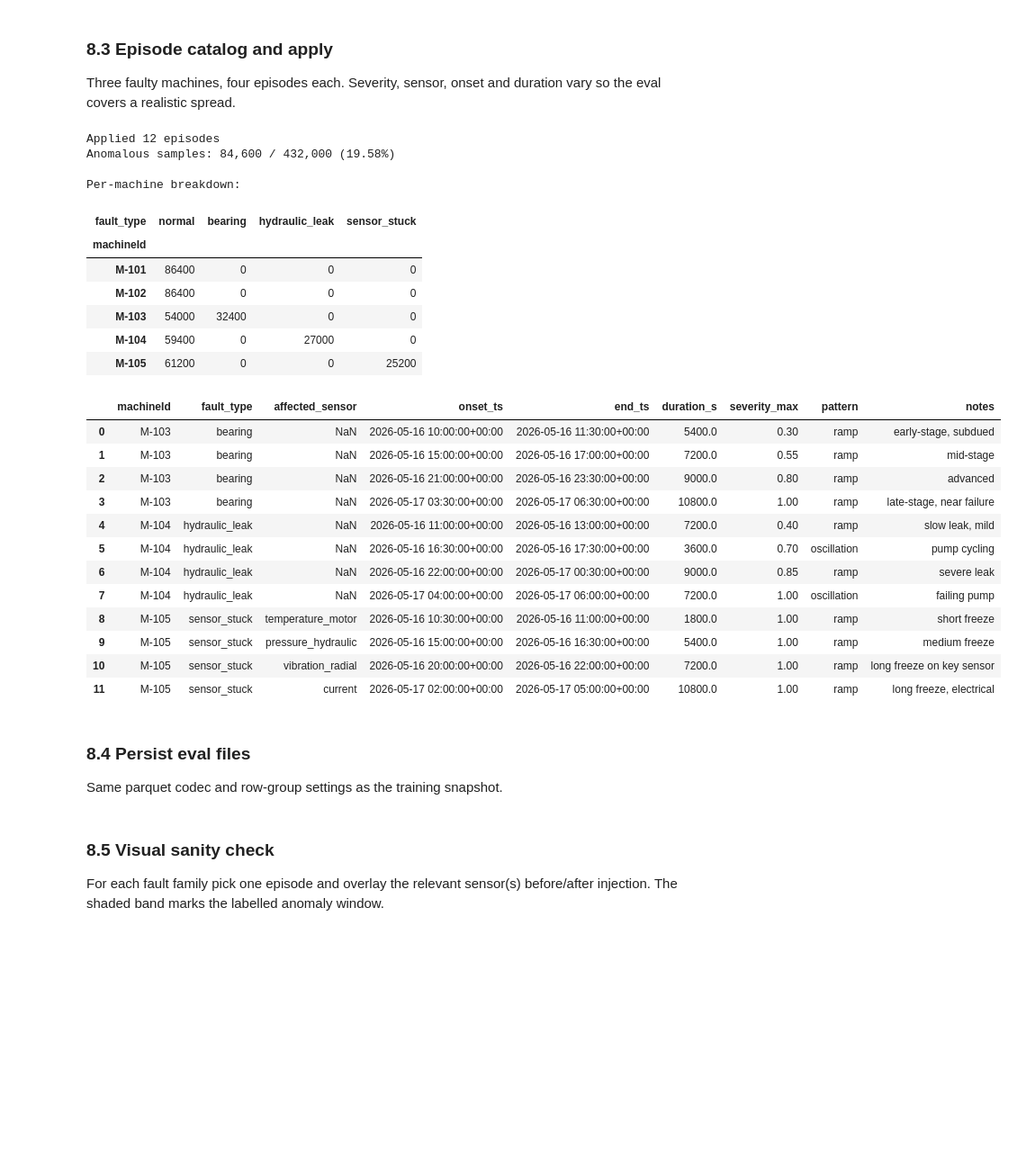
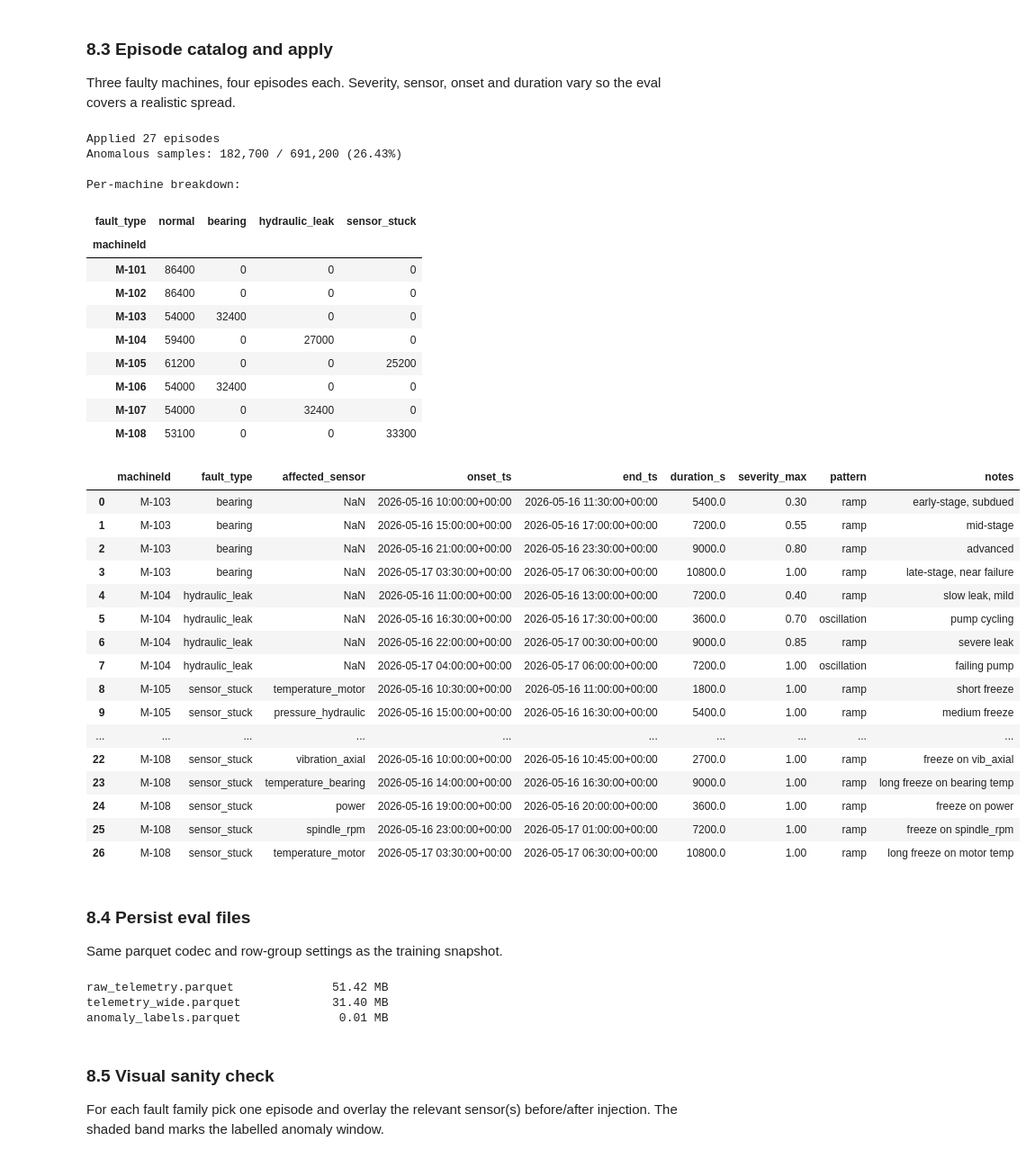
Before and after one commit to faustinopalma/anomaly-detection-fabric-demo, a Jupyter notebook: notebooks/01_simulator_dev.ipynb, the cells around one changed output. Shown at 90% size. Cells and saved outputs as stored; diff of their text form; code cells hidden in the pictures; blank space fills up the shorter version.

```diff
--- a/notebooks/01_simulator_dev.ipynb
+++ b/notebooks/01_simulator_dev.ipynb
@@ -743,14 +756,14 @@ Same simulator, different machine ids and seeds. We reuse the
 EVAL_DATASET_DIR = Path("../data/eval").resolve()
 EVAL_DATASET_DIR.mkdir(parents=True, exist_ok=True)
 
-EVAL_N_MACHINES   = 5
+EVAL_N_MACHINES   = 8
 EVAL_DURATION_S   = 24 * 3600
 EVAL_DT_S         = 1.0
 EVAL_START_TS_UTC = datetime(2026, 5, 16, 8, 0, 0, tzinfo=timezone.utc)
 EVAL_SEED_BASE    = RNG_SEED + 1000   # decouple from training noise
 
 # Build with the same function but with a different seed base and a
-# machine-id offset so eval ids are M-101..M-105.
+# machine-id offset so eval ids are M-101..M-108.
 def _build_eval_clean() -> tuple[pd.DataFrame, pd.DataFrame]:
     long_frames, wide_frames = [], []
     for i in range(EVAL_N_MACHINES):
@@ -942,6 +955,8 @@ def _ts(hours: float) -> datetime:
 
 
 EPISODES: list[FaultSpec] = [
+    # --- Healthy controls: M-101, M-102 (no episodes) ---
+
     # --- M-103: bearing degradation, 4 episodes of growing severity ---
     FaultSpec("bearing",        "M-103", _ts(2.0),  duration_s=1.5*3600,
               severity_max=0.30, notes="early-stage, subdued"),
@@ -979,6 +994,52 @@ EPISODES: list[FaultSpec] = [
     FaultSpec("sensor_stuck",   "M-105", _ts(18.0), duration_s=3.0*3600,
               affected_sensor="current",
               notes="long freeze, electrical"),
+
+    # --- M-106: bearing, low-severity sweep + one severe spike ---
+    FaultSpec("bearing",        "M-106", _ts(2.5),  duration_s=1.0*3600,
+              severity_max=0.15, notes="very-early-stage, near-threshold"),
+    FaultSpec("bearing",        "M-106", _ts(6.0),  duration_s=1.5*3600,
+              severity_max=0.25, notes="still subtle"),
+    FaultSpec("bearing",        "M-106", _ts(10.0), duration_s=2.0*3600,
+              severity_max=0.40, notes="becoming visible"),
+    FaultSpec("bearing",        "M-106", _ts(15.0), duration_s=1.0*3600,
+              severity_max=0.95, notes="late spike, short"),
+    FaultSpec("bearing",        "M-106", _ts(19.0), duration_s=3.5*3600,
+              severity_max=0.65, notes="sustained mid"),
+
+    # --- M-107: hydraulic_leak, more pattern/severity coverage ---
+    FaultSpec("hydraulic_leak", "M-107", _ts(1.5),  duration_s=1.0*3600,
+              severity_max=0.20, pattern="ramp",
+              notes="micro-leak, hard"),
+    FaultSpec("hydraulic_leak", "M-107", _ts(5.0),  duration_s=2.0*3600,
+              severity_max=0.55, pattern="oscillation",
+              notes="mid-severity cycling"),
+    FaultSpec("hydraulic_leak", "M-107", _ts(10.5), duration_s=1.5*3600,
+              severity_max=0.30, pattern="ramp",
+              notes="slow seep"),
+    FaultSpec("hydraulic_leak", "M-107", _ts(15.0), duration_s=2.0*3600,
+              severity_max=0.75, pattern="oscillation",
+              notes="degraded pump"),
+    FaultSpec("hydraulic_leak", "M-107", _ts(20.0), duration_s=2.5*3600,
+              severity_max=0.90, pattern="ramp",
+              notes="major leak"),
+
+    # --- M-108: sensor_stuck across remaining sensors ---
+    FaultSpec("sensor_stuck",   "M-108", _ts(2.0),  duration_s=0.75*3600,
+              affected_sensor="vibration_axial",
+              notes="freeze on vib_axial"),
+    FaultSpec("sensor_stuck",   "M-108", _ts(6.0),  duration_s=2.5*3600,
+              affected_sensor="temperature_bearing",
+              notes="long freeze on bearing temp"),
+    FaultSpec("sensor_stuck",   "M-108", _ts(11.0), duration_s=1.0*3600,
+              affected_sensor="power",
+              notes="freeze on power"),
+    FaultSpec("sensor_stuck",   "M-108", _ts(15.0), duration_s=2.0*3600,
+              affected_sensor="spindle_rpm",
+              notes="freeze on spindle_rpm"),
+    FaultSpec("sensor_stuck",   "M-108", _ts(19.5), duration_s=3.0*3600,
+              affected_sensor="temperature_motor",
+              notes="long freeze on motor temp"),
 ]
 
 # Apply episodes on a copy of the clean baseline
@@ -1016,37 +1077,44 @@ print(f"Applied {len(EPISODES)} episodes")
 print(f"Anomalous samples: {int(eval_wide['is_anomaly'].sum()):,} "
       f"/ {len(eval_wide):,} "
       f"({100 * eval_wide['is_anomaly'].mean():.2f}%)")
 print()
 print("Per-machine breakdown:")
 display(eval_wide.groupby("machineId", observed=True)["fault_type"]
         .value_counts(normalize=False).unstack(fill_value=0))
 print()
 display(eval_labels)
 # %% [output]
-Applied 12 episodes
-Anomalous samples: 84,600 / 432,000 (19.58%)
+Applied 27 episodes
+Anomalous samples: 182,700 / 691,200 (26.43%)
 
 Per-machine breakdown:
 | fault_type | normal | bearing | hydraulic_leak | sensor_stuck |
 | machineId |  |  |  |  |
 | M-101 | 86400 | 0 | 0 | 0 |
 | M-102 | 86400 | 0 | 0 | 0 |
 | M-103 | 54000 | 32400 | 0 | 0 |
 | M-104 | 59400 | 0 | 27000 | 0 |
 | M-105 | 61200 | 0 | 0 | 25200 |
+| M-106 | 54000 | 32400 | 0 | 0 |
+| M-107 | 54000 | 0 | 32400 | 0 |
+| M-108 | 53100 | 0 | 0 | 33300 |
 |  | machineId | fault_type | affected_sensor | onset_ts | end_ts | duration_s | severity_max | pattern | notes |
 | 0 | M-103 | bearing | NaN | 2026-05-16 10:00:00+00:00 | 2026-05-16 11:30:00+00:00 | 5400.0 | 0.30 | ramp | early-stage, subdued |
 | 1 | M-103 | bearing | NaN | 2026-05-16 15:00:00+00:00 | 2026-05-16 17:00:00+00:00 | 7200.0 | 0.55 | ramp | mid-stage |
 | 2 | M-103 | bearing | NaN | 2026-05-16 21:00:00+00:00 | 2026-05-16 23:30:00+00:00 | 9000.0 | 0.80 | ramp | advanced |
 | 3 | M-103 | bearing | NaN | 2026-05-17 03:30:00+00:00 | 2026-05-17 06:30:00+00:00 | 10800.0 | 1.00 | ramp | late-stage, near failure |
 | 4 | M-104 | hydraulic_leak | NaN | 2026-05-16 11:00:00+00:00 | 2026-05-16 13:00:00+00:00 | 7200.0 | 0.40 | ramp | slow leak, mild |
 | 5 | M-104 | hydraulic_leak | NaN | 2026-05-16 16:30:00+00:00 | 2026-05-16 17:30:00+00:00 | 3600.0 | 0.70 | oscillation | pump cycling |
 | 6 | M-104 | hydraulic_leak | NaN | 2026-05-16 22:00:00+00:00 | 2026-05-17 00:30:00+00:00 | 9000.0 | 0.85 | ramp | severe leak |
 | 7 | M-104 | hydraulic_leak | NaN | 2026-05-17 04:00:00+00:00 | 2026-05-17 06:00:00+00:00 | 7200.0 | 1.00 | oscillation | failing pump |
 | 8 | M-105 | sensor_stuck | temperature_motor | 2026-05-16 10:30:00+00:00 | 2026-05-16 11:00:00+00:00 | 1800.0 | 1.00 | ramp | short freeze |
 | 9 | M-105 | sensor_stuck | pressure_hydraulic | 2026-05-16 15:00:00+00:00 | 2026-05-16 16:30:00+00:00 | 5400.0 | 1.00 | ramp | medium freeze |
-| 10 | M-105 | sensor_stuck | vibration_radial | 2026-05-16 20:00:00+00:00 | 2026-05-16 22:00:00+00:00 | 7200.0 | 1.00 | ramp | long freeze on key sensor |
-| 11 | M-105 | sensor_stuck | current | 2026-05-17 02:00:00+00:00 | 2026-05-17 05:00:00+00:00 | 10800.0 | 1.00 | ramp | long freeze, electrical |
+| ... | ... | ... | ... | ... | ... | ... | ... | ... | ... |
+| 22 | M-108 | sensor_stuck | vibration_axial | 2026-05-16 10:00:00+00:00 | 2026-05-16 10:45:00+00:00 | 2700.0 | 1.00 | ramp | freeze on vib_axial |
+| 23 | M-108 | sensor_stuck | temperature_bearing | 2026-05-16 14:00:00+00:00 | 2026-05-16 16:30:00+00:00 | 9000.0 | 1.00 | ramp | long freeze on bearing temp |
+| 24 | M-108 | sensor_stuck | power | 2026-05-16 19:00:00+00:00 | 2026-05-16 20:00:00+00:00 | 3600.0 | 1.00 | ramp | freeze on power |
+| 25 | M-108 | sensor_stuck | spindle_rpm | 2026-05-16 23:00:00+00:00 | 2026-05-17 01:00:00+00:00 | 7200.0 | 1.00 | ramp | freeze on spindle_rpm |
+| 26 | M-108 | sensor_stuck | temperature_motor | 2026-05-17 03:30:00+00:00 | 2026-05-17 06:30:00+00:00 | 10800.0 | 1.00 | ramp | long freeze on motor temp |
 # %% [markdown]
 ### 8.4 Persist eval files
 
@@ -1094,6 +1162,10 @@ eval_labels.to_parquet(EVAL_LABELS_PATH, engine='pyarrow',
 for p in (EVAL_LONG_PATH, EVAL_WIDE_PATH, EVAL_LABELS_PATH):
     size_mb = p.stat().st_size / (1024 * 1024)
     print(f"{p.name:30s}  {size_mb:>8.2f} MB")
+# %% [output]
+raw_telemetry.parquet              51.42 MB
+telemetry_wide.parquet             31.40 MB
+anomaly_labels.parquet              0.01 MB
 # %% [markdown]
 ### 8.5 Visual sanity check
 
```
Also changed, not shown: parts of 8 cells of this notebook, 31 other files.
